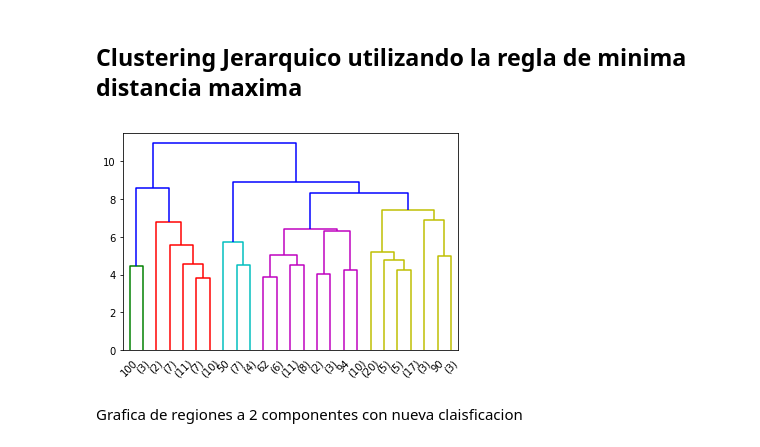
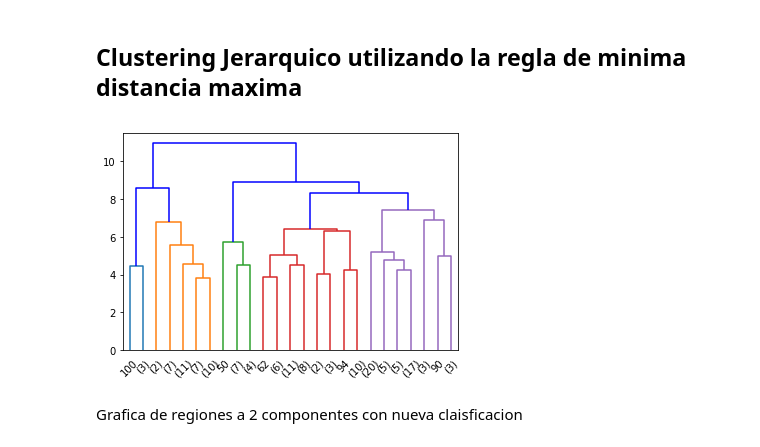
Before and after one commit to ekiMGlz/AplicadaIII, a Jupyter notebook: Clustering/bleh.ipynb, the cells around one changed output. Saved outputs shown, nothing was run; the diff lists cells and outputs as text; code cells hidden in the pictures.

```diff
--- a/Clustering/bleh.ipynb
+++ b/Clustering/bleh.ipynb
@@ -131,11 +131,12 @@ print(ls.latexMatrix(M[[1,0,2], :], "",eq=False))
 # %%
 # Z es una estructura de como se van juntando las cosas a cada etapa del proceso
 Z = sp.cluster.hierarchy.complete(X_train)
 # Los numeros en parentesis son el numero de nodos chiquitos que se comio esa linea
+sp.cluster.hierarchy.set_link_color_palette(["C0", "C1", "C2", "C3", "C4", "C5", "C6", "C7", "C8", "C9"])
 sp.cluster.hierarchy.dendrogram(Z, 25, "lastp")
 plt.show()
 # %% [output]
-[figure, old version]
+[figure, new version]
 # %% [markdown]
 Grafica de regiones a 2 componentes con nueva claisficacion
 # %%
```
Also changed, not shown: parts of 1 cell of this notebook.
